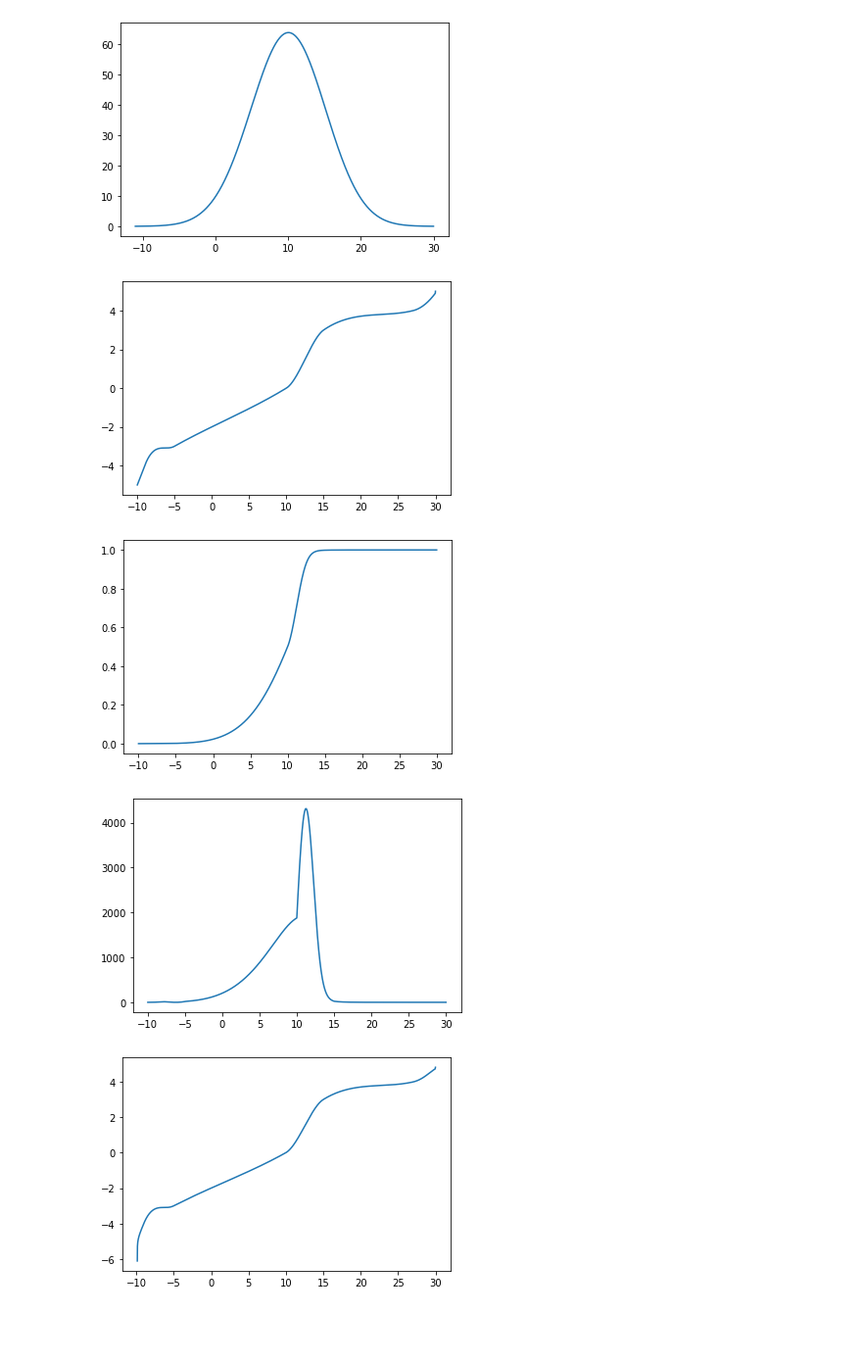
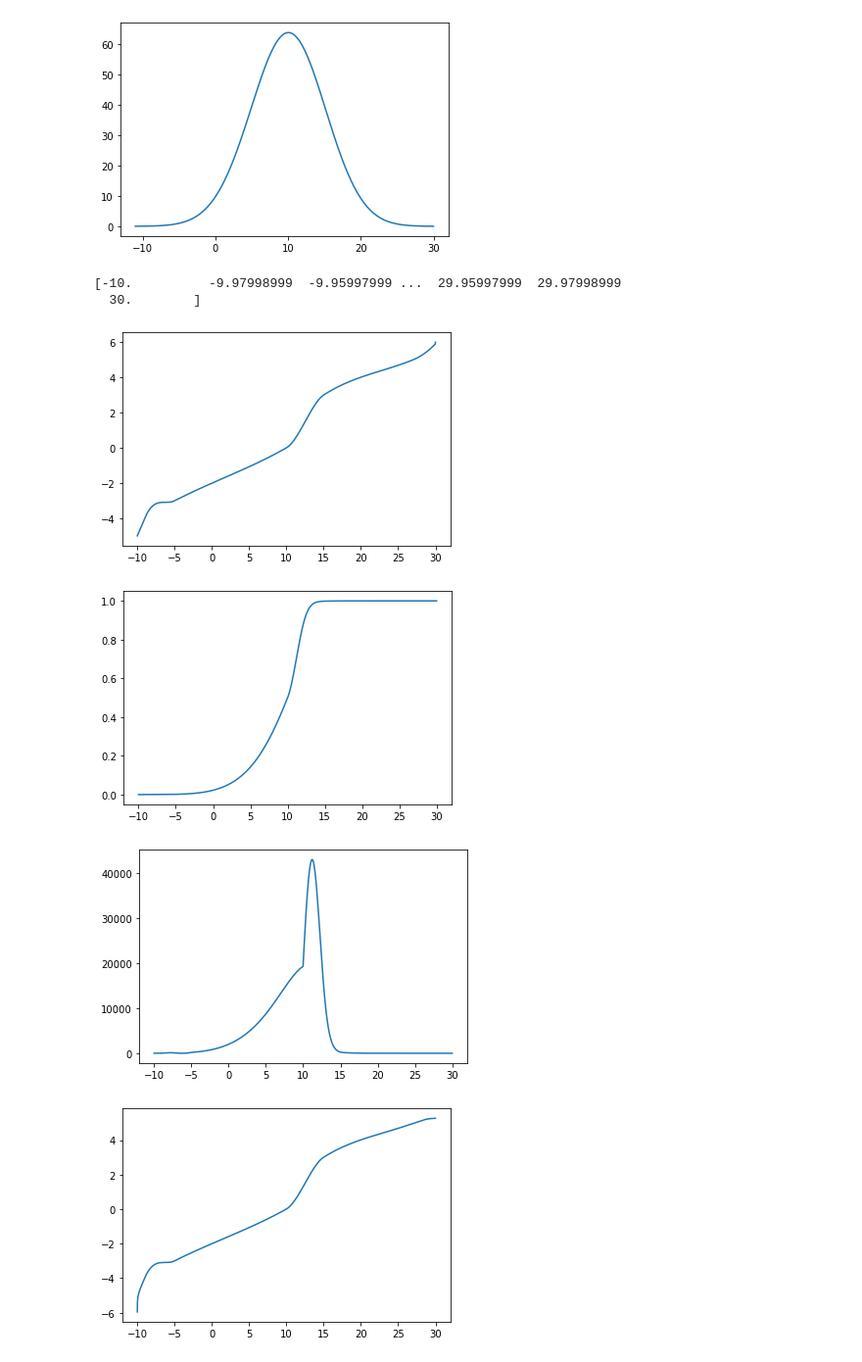
Before and after one commit to notfolder/R-datagen, a Jupyter notebook: python-datagen.ipynb, the cells around one changed output. Shown at 98% size. Cells and saved outputs as stored; diff of their text form; code cells hidden in the pictures; blank space fills up the shorter version.

```diff
--- a/python-datagen.ipynb
+++ b/python-datagen.ipynb
@@ -74,24 +74,27 @@ plt.show()
 [figure]
 [figure]
 # %%
-points_y = [ -5, -4.9, -4, -3,  0,  3,  4,   4.9,  5]
+points_y = [ -5, -4.9, -4, -3,  0,  3,  5,   5.9,  6]
 points_x = [-10, -9.9, -9, -5, 10, 15, 27, 29.99, 30]
 x, sigmas = spline1(points_x, points_y, 2000)
+print(x)
 plt.plot(x, sigmas)
 cdf = calc_cdf_from_sigma(sigmas)
 plt.show()
 plt.plot(x, cdf)
 plt.show()
 pdf = calc_pdf_from_cdf(cdf)
-y = pdf*1000000
+y = pdf*10000000
 plt.plot(x, y)
 plt.show()
 y_cumsum = np.cumsum(y)
 sigmas = calc_sigma(y_cumsum, y_cumsum[-1])
 plt.plot(x, sigmas)
 plt.show()
 # %% [output]
+[-10.          -9.97998999  -9.95997999 ...  29.95997999  29.97998999
+  30.        ]
-[figure, old version]
+[figure, new version]
 [figure]
-[figure, old version]
+[figure, new version]
-[figure, old version]
+[figure, new version]
```
Also changed, not shown: parts of 2 cells of this notebook.
